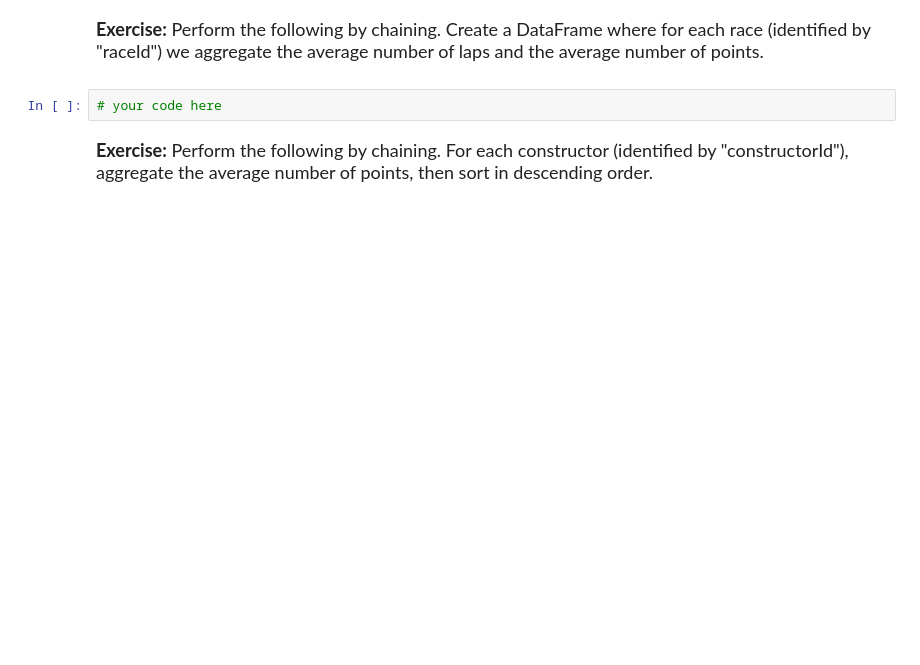
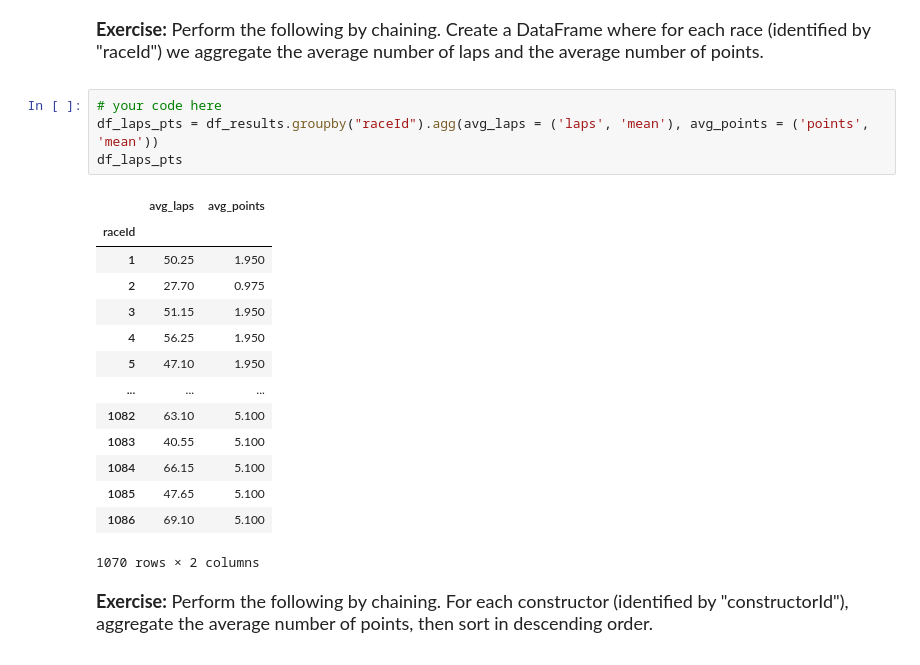
Before and after one commit to JillianKoenig/qtm151fall2025, a Jupyter notebook: Lecture_15-grouping_aggregating_merging/Lecture15 copy.ipynb, the cells around one changed output. Cells and saved outputs as stored; diff of their text form; blank space fills up the shorter version.

```diff
--- a/Lecture_15-grouping_aggregating_merging/Lecture15 copy.ipynb
+++ b/Lecture_15-grouping_aggregating_merging/Lecture15 copy.ipynb
@@ -520,6 +567,23 @@ teamrace_agg
 **Exercise:** Perform the following by chaining. Create a DataFrame where for each race (identified by "raceId") we aggregate the average number of laps and the average number of points.
 # %%
 # your code here
+df_laps_pts = df_results.groupby("raceId").agg(avg_laps = ('laps', 'mean'), avg_points = ('points', 'mean'))
+df_laps_pts
+# %% [output]
+|  | avg_laps | avg_points |
+| raceId |  |  |
+| 1 | 50.25 | 1.950 |
+| 2 | 27.70 | 0.975 |
+| 3 | 51.15 | 1.950 |
+| 4 | 56.25 | 1.950 |
+| 5 | 47.10 | 1.950 |
+| ... | ... | ... |
+| 1082 | 63.10 | 5.100 |
+| 1083 | 40.55 | 5.100 |
+| 1084 | 66.15 | 5.100 |
+| 1085 | 47.65 | 5.100 |
+| 1086 | 69.10 | 5.100 |
+1070 rows × 2 columns
 # %% [markdown]
 <font size = "4">
 
```
Also changed, not shown: parts of 7 cells of this notebook, 2 other files.
